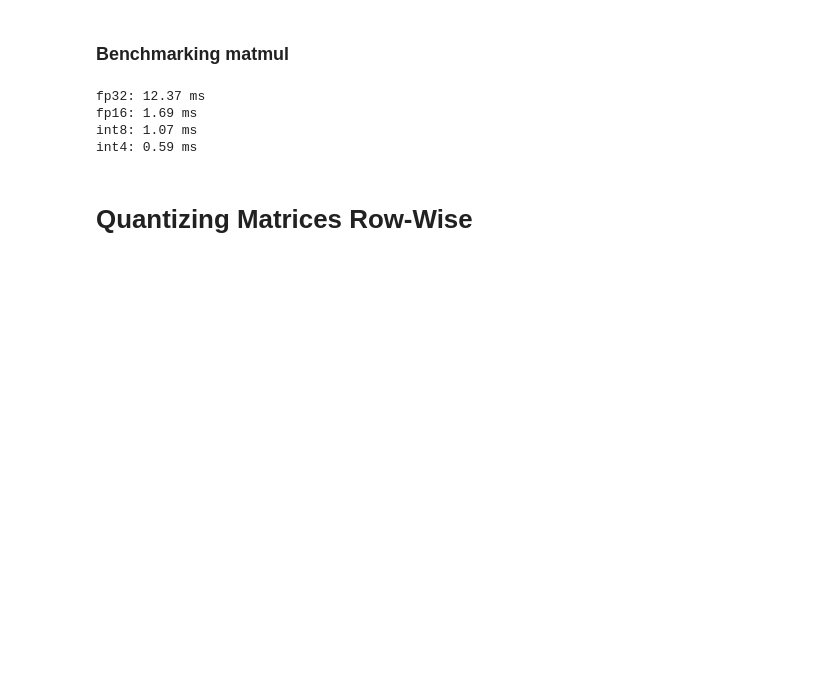
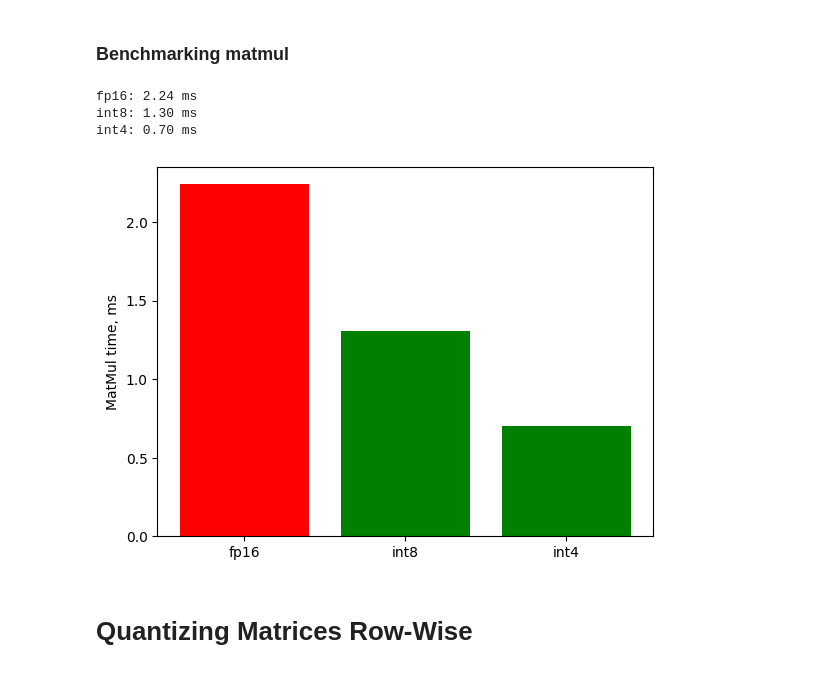
Before and after one commit to BlackSamorez/gptq, a Jupyter notebook: hw.ipynb, the cells around one changed output. Saved outputs shown, nothing was run; the diff lists cells and outputs as text; code cells hidden in the pictures; blank space fills up the shorter version.

```diff
--- a/hw.ipynb
+++ b/hw.ipynb
@@ -244,16 +276,28 @@ input_size = output_size = 4096
 
 torch.cuda.empty_cache()
 # YOUR CODE HERE>>>>>>>>>
-print(f"fp32: {benchmark_multiplication(batch_size, input_size, output_size, n_repeats, torch.float32, torch.matmul) / n_repeats * 1000:.2f} ms")
-print(f"fp16: {benchmark_multiplication(batch_size, input_size, output_size, n_repeats, torch.float16, torch.matmul) / n_repeats* 1000:.2f} ms")
-print(f"int8: {benchmark_multiplication(batch_size, input_size, output_size, n_repeats, torch.int8, custom_kernel.int8_matmul) / n_repeats * 1000:.2f} ms")
-print(f"int4: {benchmark_multiplication(batch_size, input_size // 2, output_size, n_repeats, torch.uint8, custom_kernel.int4_matmul) / n_repeats * 1000:.2f} ms")
+fp16_ms = benchmark_multiplication(batch_size, input_size, output_size, n_repeats, torch.float16, torch.matmul) / n_repeats* 1000
+int8_ms = benchmark_multiplication(batch_size, input_size, output_size, n_repeats, torch.int8, custom_kernel.int8_matmul) / n_repeats * 1000
+int4_ms = benchmark_multiplication(batch_size, input_size // 2, output_size, n_repeats, torch.uint8, custom_kernel.int4_matmul) / n_repeats * 1000
 # <<<<<<<<<<<<<<<<<<<<<<<
+
+print(f"fp16: {fp16_ms:.2f} ms")
+print(f"int8: {int8_ms:.2f} ms")
+print(f"int4: {int4_ms:.2f} ms")
 # %% [output]
-fp32: 12.37 ms
-fp16: 1.69 ms
-int8: 1.07 ms
-int4: 0.59 ms
+fp16: 2.24 ms
+int8: 1.30 ms
+int4: 0.70 ms
+# %%
+dtypes = ['fp16', 'int8', 'int4']
+times = [fp16_ms, int8_ms, int4_ms]
+bar_colors = ['red', 'green', 'green']
+
+plt.bar(dtypes, times, color=bar_colors)
+plt.ylabel("MatMul time, ms")
+plt.show()
+# %% [output]
+[figure, added]
 # %% [markdown]
 # Quantizing Matrices Row-Wise
 # %% [markdown]
```
Also changed, not shown: parts of 27 cells of this notebook.
